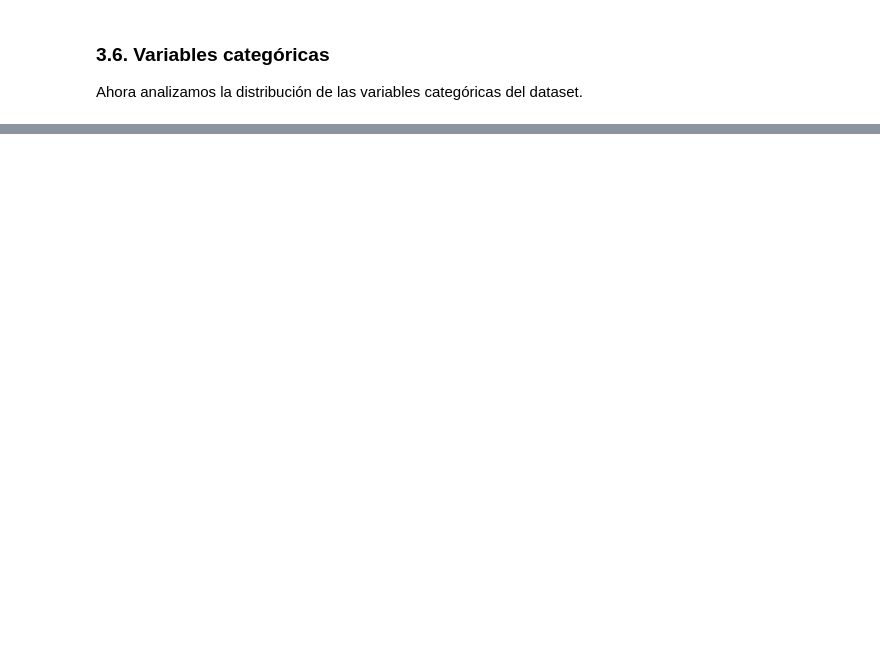
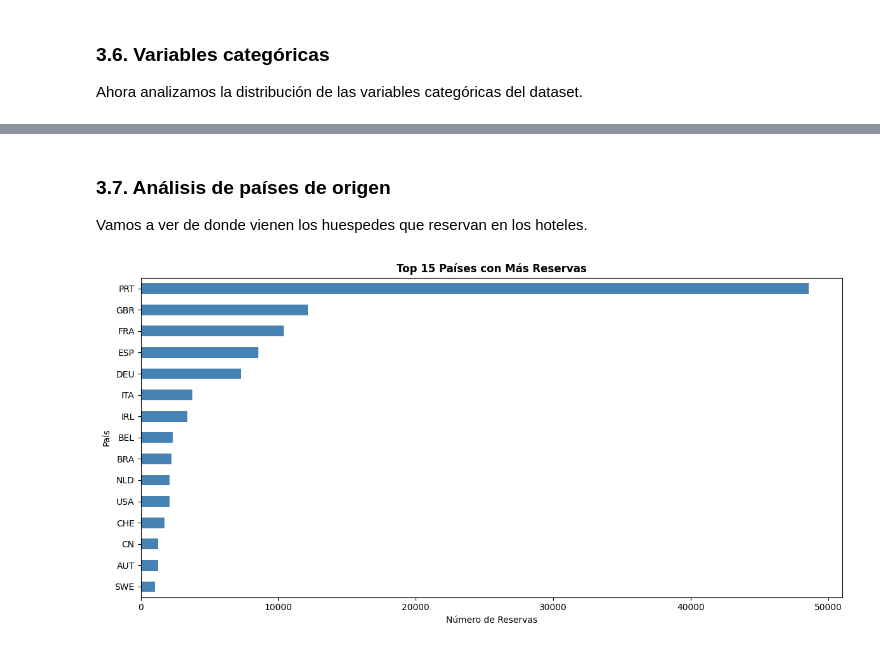
Before and after one commit to acascanzal/EDA-TCD, a Jupyter notebook: main.ipynb, the cells around one changed output, grey strips where cells are left out. Saved outputs shown, nothing was run; the diff lists cells and outputs as text; code cells hidden in the pictures; blank space fills up the shorter version.

```diff
--- a/main.ipynb
+++ b/main.ipynb
@@ -696,0 +479,17 @@ plt.show()
+# %% [markdown]
+### 3.7. Análisis de países de origen
+
+Vamos a ver de donde vienen los huespedes que reservan en los hoteles.
+# %%
+top_countries = df['country'].value_counts().head(15)
+
+plt.figure(figsize=(12, 6))
+top_countries.plot(kind='barh', color='steelblue')
+plt.title('Top 15 Países con Más Reservas', fontweight='bold')
+plt.xlabel('Número de Reservas')
+plt.ylabel('País')
+plt.gca().invert_yaxis()  # para que el mayor esté arriba
+plt.tight_layout()
+plt.show()
+# %% [output]
+[figure, added]
```
Also changed, not shown: parts of 26 cells of this notebook.
